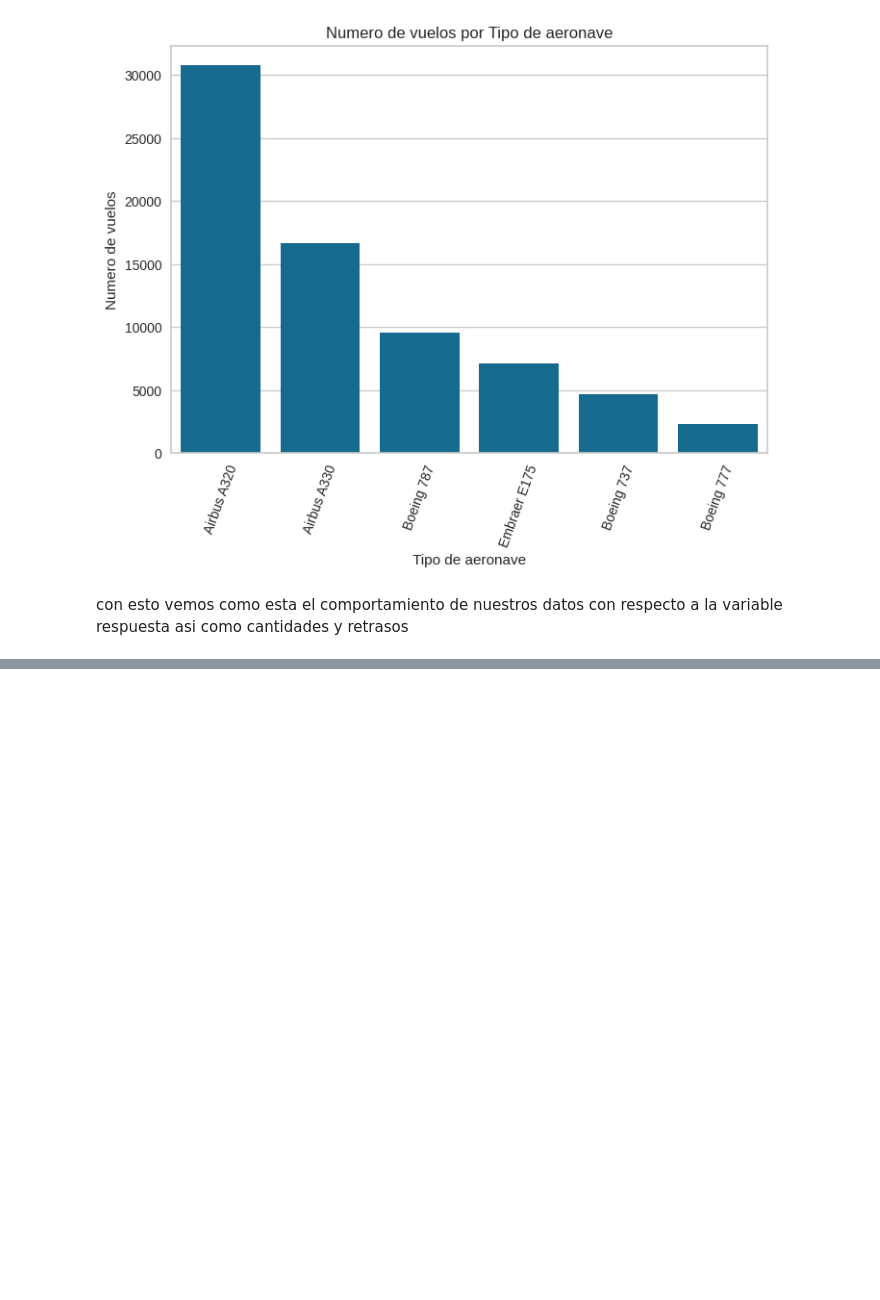
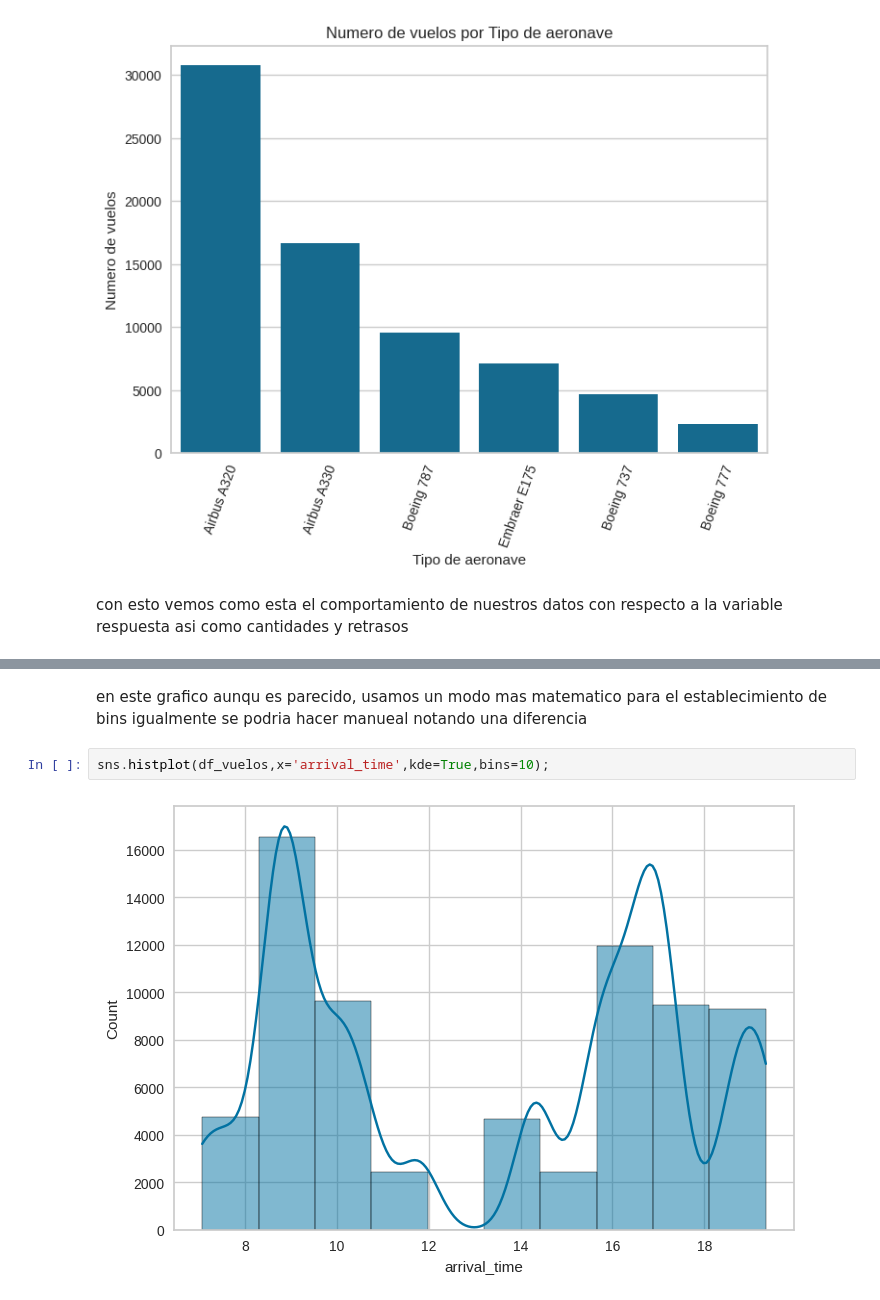
Before and after one commit to Kevincancino26/mis-notebook-de-estudio-, a Jupyter notebook: IA_aumentada_previsión_de_atraso_de_vuelo.ipynb, the cells around one changed output, grey strips where cells are left out. Cells and saved outputs as stored; diff of their text form; blank space fills up the shorter version.

```diff
--- a/IA_aumentada_previsión_de_atraso_de_vuelo.ipynb
+++ b/IA_aumentada_previsión_de_atraso_de_vuelo.ipynb
@@ -191,0 +214,6 @@ con esto vemos como esta el comportamiento de nuestros datos con respecto a la v
+# %% [markdown]
+en este grafico aunqu es parecido, usamos un modo mas matematico para el establecimiento de bins igualmente se podria hacer manueal notando una diferencia
+# %%
+sns.histplot(df_vuelos,x='arrival_time',kde=True,bins=10);
+# %% [output]
+[figure, added]
```
Also changed, not shown: parts of 11 cells of this notebook.
